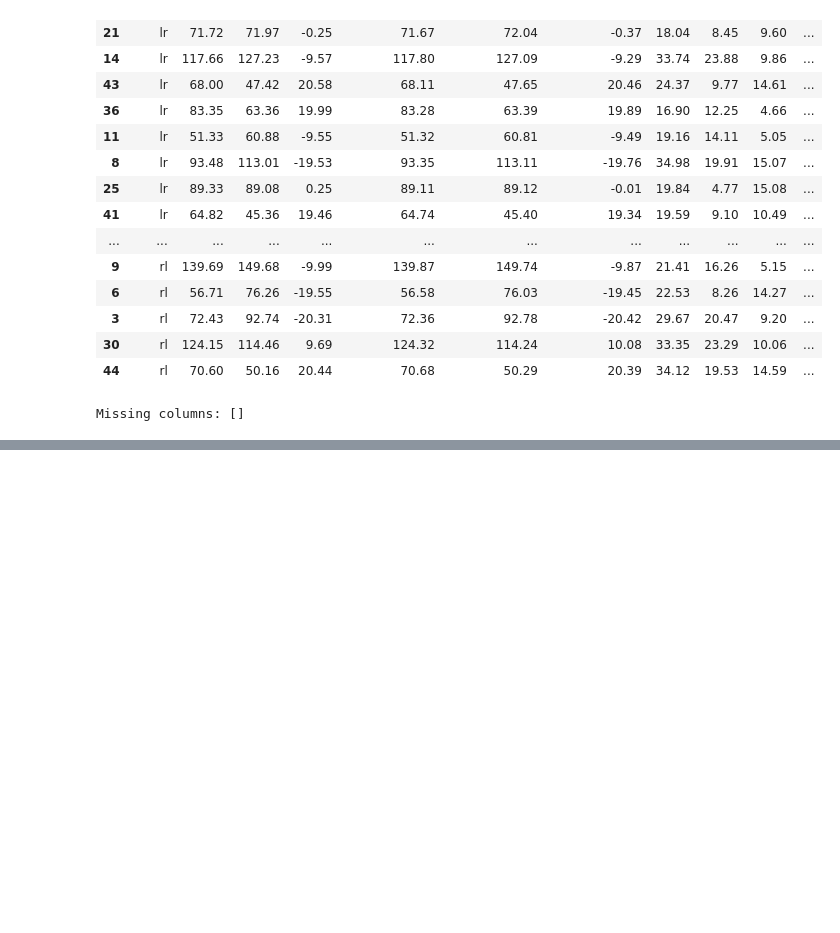
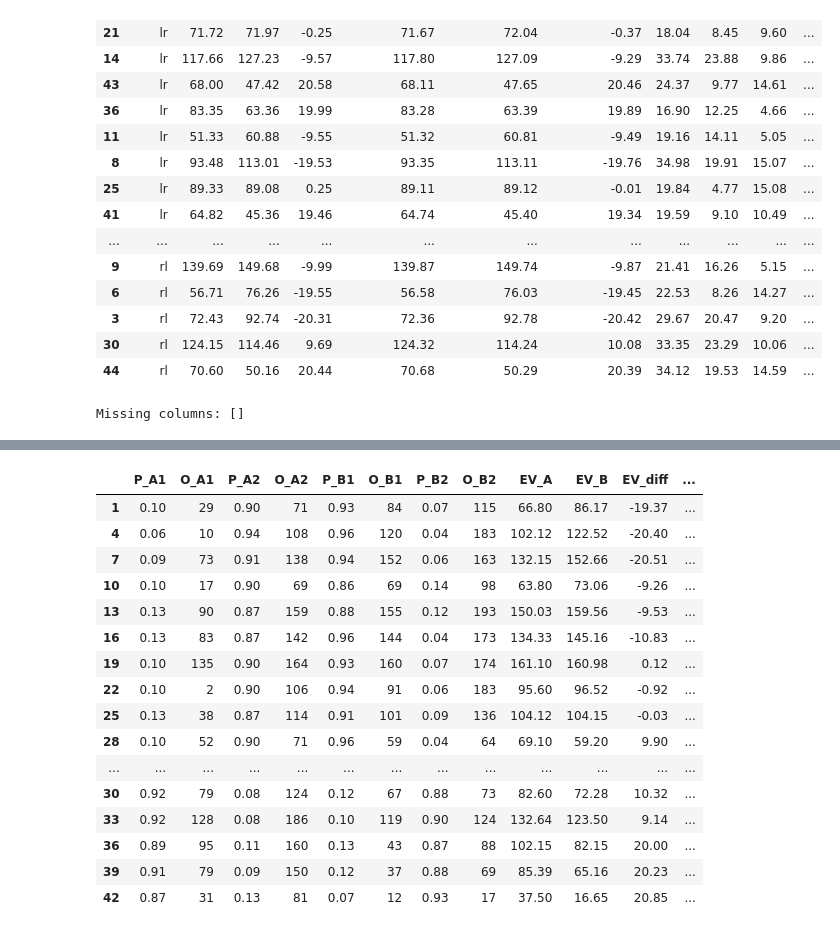
Before and after one commit to MaohuaNie/study3stimuli, a Jupyter notebook: stimuli_study3.ipynb, the cells around one changed output, grey strips where cells are left out. Saved outputs shown, nothing was run; the diff lists cells and outputs as text; code cells hidden in the pictures; blank space fills up the shorter version.

```diff
--- a/stimuli_study3.ipynb
+++ b/stimuli_study3.ipynb
@@ -555,0 +738,22 @@ Missing columns: []
+# %%
+
+lottery_pairs_sorted = lottery_pairs.sort_values(by=['skew_level', 'ev_level', 'sd_level'], ascending=[True, True, True])
+lottery_pairs_sorted
+# %% [output]
+|  | P_A1 | O_A1 | P_A2 | O_A2 | P_B1 | O_B1 | P_B2 | O_B2 | EV_A | EV_B | EV_diff | ... |
+| 1 | 0.10 | 29 | 0.90 | 71 | 0.93 | 84 | 0.07 | 115 | 66.80 | 86.17 | -19.37 | ... |
+| 4 | 0.06 | 10 | 0.94 | 108 | 0.96 | 120 | 0.04 | 183 | 102.12 | 122.52 | -20.40 | ... |
+| 7 | 0.09 | 73 | 0.91 | 138 | 0.94 | 152 | 0.06 | 163 | 132.15 | 152.66 | -20.51 | ... |
+| 10 | 0.10 | 17 | 0.90 | 69 | 0.86 | 69 | 0.14 | 98 | 63.80 | 73.06 | -9.26 | ... |
+| 13 | 0.13 | 90 | 0.87 | 159 | 0.88 | 155 | 0.12 | 193 | 150.03 | 159.56 | -9.53 | ... |
+| 16 | 0.13 | 83 | 0.87 | 142 | 0.96 | 144 | 0.04 | 173 | 134.33 | 145.16 | -10.83 | ... |
+| 19 | 0.10 | 135 | 0.90 | 164 | 0.93 | 160 | 0.07 | 174 | 161.10 | 160.98 | 0.12 | ... |
+| 22 | 0.10 | 2 | 0.90 | 106 | 0.94 | 91 | 0.06 | 183 | 95.60 | 96.52 | -0.92 | ... |
+| 25 | 0.13 | 38 | 0.87 | 114 | 0.91 | 101 | 0.09 | 136 | 104.12 | 104.15 | -0.03 | ... |
+| 28 | 0.10 | 52 | 0.90 | 71 | 0.96 | 59 | 0.04 | 64 | 69.10 | 59.20 | 9.90 | ... |
+| ... | ... | ... | ... | ... | ... | ... | ... | ... | ... | ... | ... | ... |
+| 30 | 0.92 | 79 | 0.08 | 124 | 0.12 | 67 | 0.88 | 73 | 82.60 | 72.28 | 10.32 | ... |
+| 33 | 0.92 | 128 | 0.08 | 186 | 0.10 | 119 | 0.90 | 124 | 132.64 | 123.50 | 9.14 | ... |
+| 36 | 0.89 | 95 | 0.11 | 160 | 0.13 | 43 | 0.87 | 88 | 102.15 | 82.15 | 20.00 | ... |
+| 39 | 0.91 | 79 | 0.09 | 150 | 0.12 | 37 | 0.88 | 69 | 85.39 | 65.16 | 20.23 | ... |
+| 42 | 0.87 | 31 | 0.13 | 81 | 0.07 | 12 | 0.93 | 17 | 37.50 | 16.65 | 20.85 | ... |
```
Also changed, not shown: parts of 12 cells of this notebook, 1 other file.
